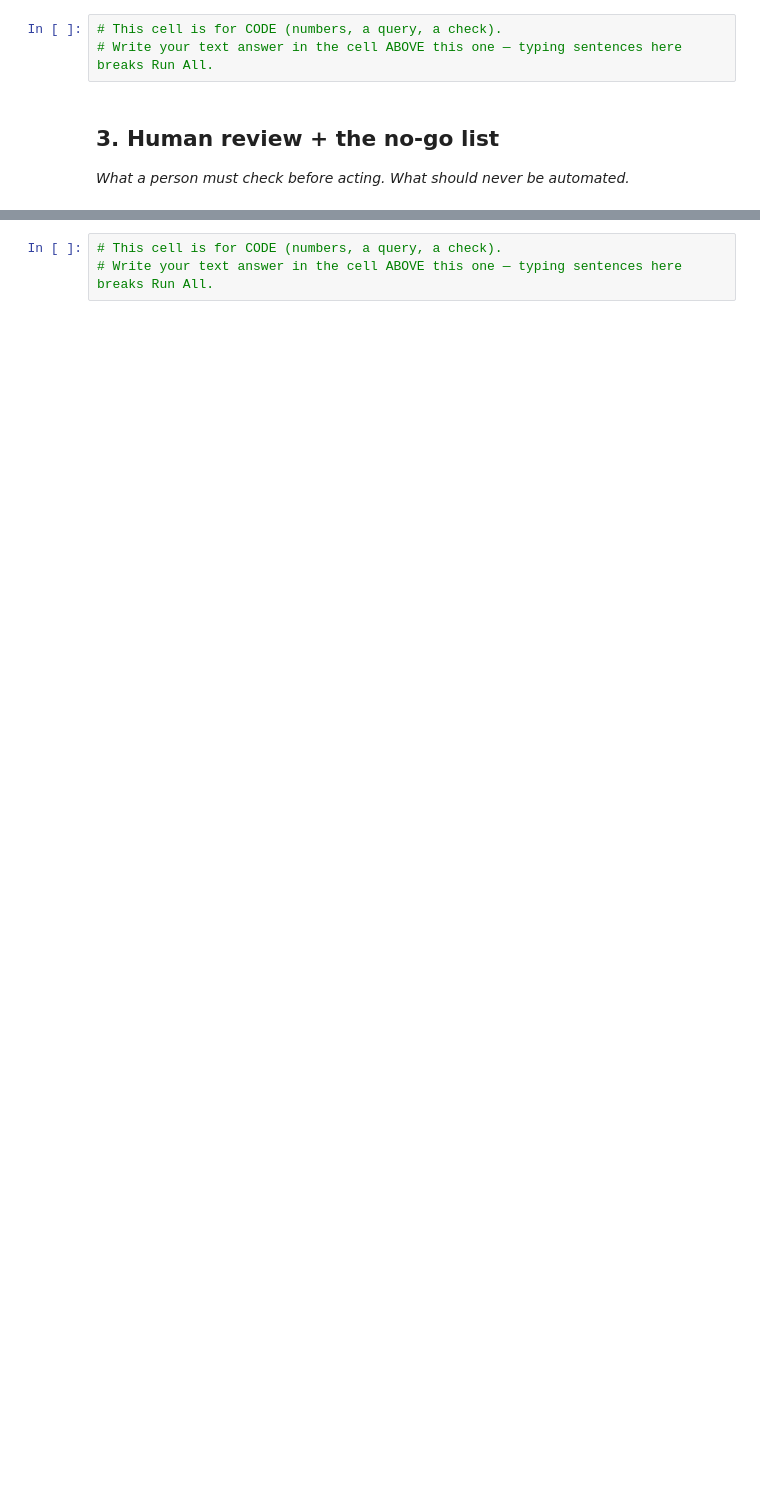
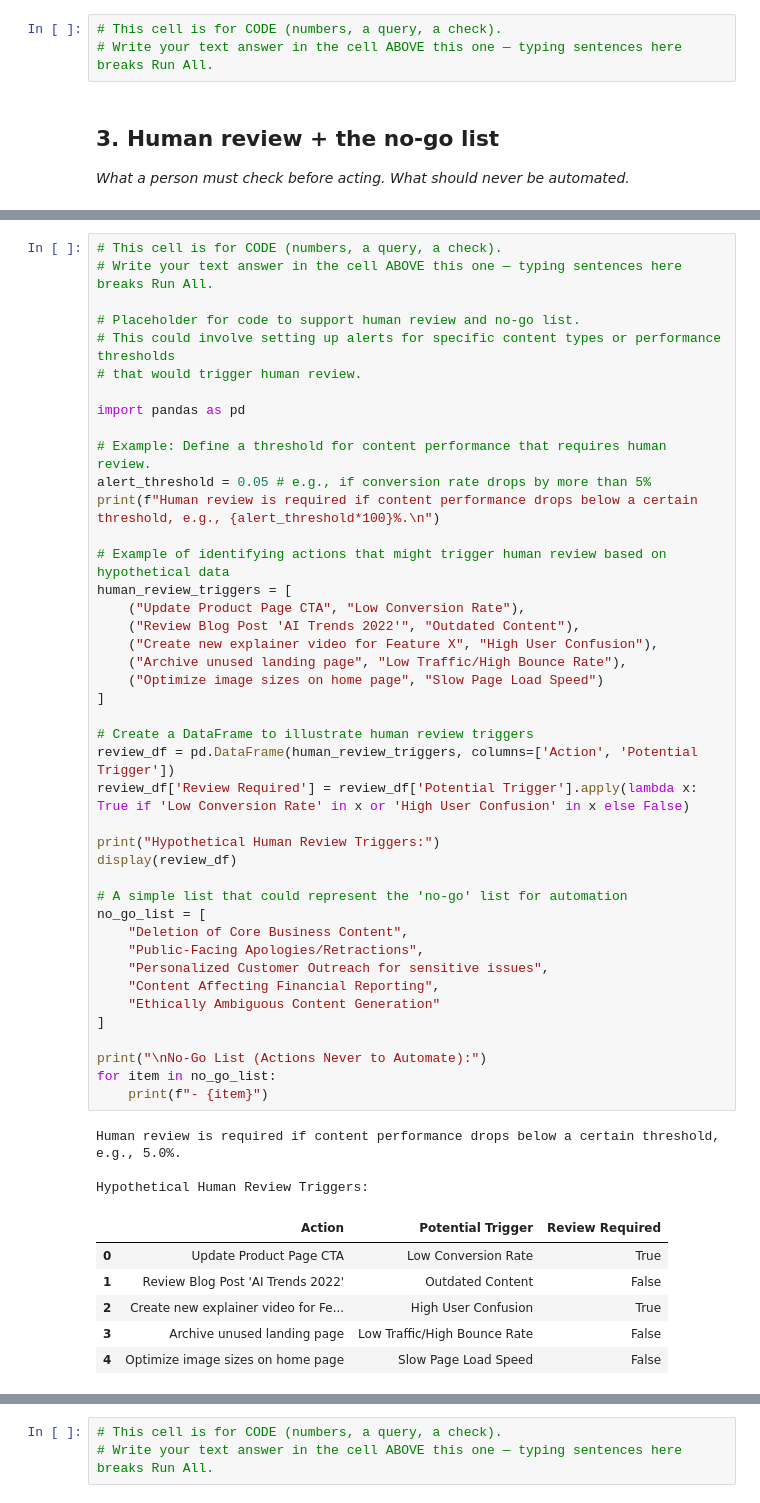
Before and after one commit to hkamran808/ml-internship-flyrank, a Jupyter notebook: work/notebooks/w07_action_playbook.ipynb, the cells around one changed output, grey strips where cells are left out. Drawn from its saved outputs; the diff is of its cells as text; blank space fills up the shorter version.

```diff
--- a/work/notebooks/w07_action_playbook.ipynb
+++ b/work/notebooks/w07_action_playbook.ipynb
@@ -26,0 +118,52 @@ This skeleton is yours to fill. Work the sections **in order** — each one has
+# %%
+# This cell is for CODE (numbers, a query, a check).
+# Write your text answer in the cell ABOVE this one — typing sentences here breaks Run All.
+
+# Placeholder for code to support human review and no-go list.
+# This could involve setting up alerts for specific content types or performance thresholds
+# that would trigger human review.
+
+import pandas as pd
+
+# Example: Define a threshold for content performance that requires human review.
+alert_threshold = 0.05 # e.g., if conversion rate drops by more than 5%
+print(f"Human review is required if content performance drops below a certain threshold, e.g., {alert_threshold*100}%.\n")
+
+# Example of identifying actions that might trigger human review based on hypothetical data
+human_review_triggers = [
+    ("Update Product Page CTA", "Low Conversion Rate"),
+    ("Review Blog Post 'AI Trends 2022'", "Outdated Content"),
+    ("Create new explainer video for Feature X", "High User Confusion"),
+    ("Archive unused landing page", "Low Traffic/High Bounce Rate"),
+    ("Optimize image sizes on home page", "Slow Page Load Speed")
+]
+
+# Create a DataFrame to illustrate human review triggers
+review_df = pd.DataFrame(human_review_triggers, columns=['Action', 'Potential Trigger'])
+review_df['Review Required'] = review_df['Potential Trigger'].apply(lambda x: True if 'Low Conversion Rate' in x or 'High User Confusion' in x else False)
+
+print("Hypothetical Human Review Triggers:")
+display(review_df)
+
+# A simple list that could represent the 'no-go' list for automation
+no_go_list = [
+    "Deletion of Core Business Content",
+    "Public-Facing Apologies/Retractions",
+    "Personalized Customer Outreach for sensitive issues",
+    "Content Affecting Financial Reporting",
+    "Ethically Ambiguous Content Generation"
+]
+
+print("\nNo-Go List (Actions Never to Automate):")
+for item in no_go_list:
+    print(f"- {item}")
+# %% [output]
+Human review is required if content performance drops below a certain threshold, e.g., 5.0%.
+
+Hypothetical Human Review Triggers:
+|  | Action | Potential Trigger | Review Required |
+| 0 | Update Product Page CTA | Low Conversion Rate | True |
+| 1 | Review Blog Post 'AI Trends 2022' | Outdated Content | False |
+| 2 | Create new explainer video for Fe... | High User Confusion | True |
+| 3 | Archive unused landing page | Low Traffic/High Bounce Rate | False |
+| 4 | Optimize image sizes on home page | Slow Page Load Speed | False |
```
Also changed, not shown: parts of 12 cells of this notebook.
